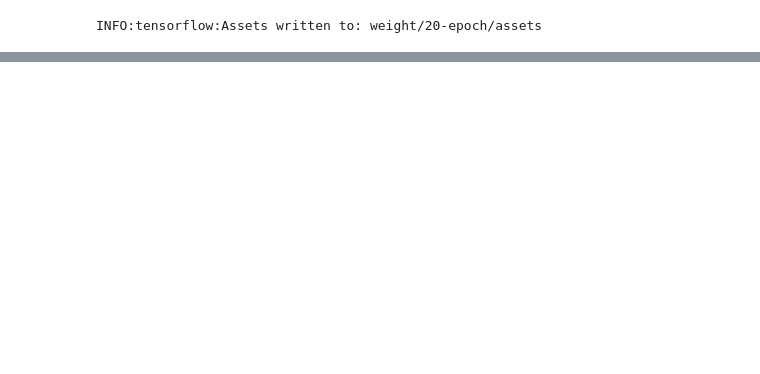
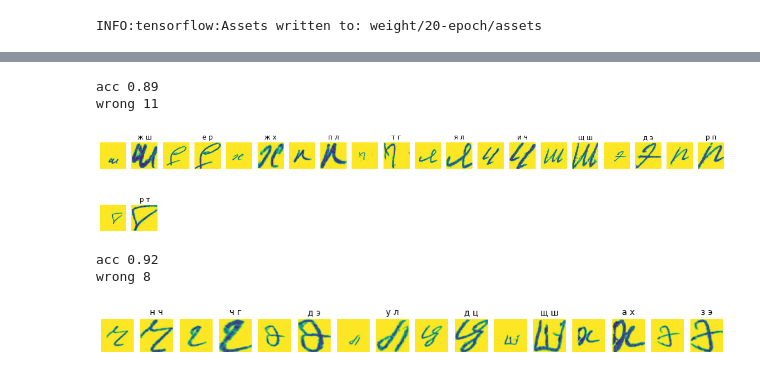
Before and after one commit to dumperize/letters_cv, a Jupyter notebook: index.ipynb, the cells around one changed output, grey strips where cells are left out. Cells and saved outputs as stored; diff of their text form; code cells hidden in the pictures; blank space fills up the shorter version.

```diff
--- a/index.ipynb
+++ b/index.ipynb
@@ -335,0 +281,38 @@ with open('json/1.json') as json_file:
+# %%
+y_right = [
+    'х', 'ш', 'у', 'ё', 'д', 'р', 'ь', 'ф', 'ф', 'р',
+    'р', 'о', 'в', 'х', 'л', 'ж', 'ь', 'г', 'д', 'л',
+    'ч', 'у', 'ш', 'о', 'г', 'к', 'л', 'ю', 'ц', 'ю',
+    'е', 'к', 'о', 'щ', 'п', 'ъ', 'ч', 'п', 'ш', 'ф',
+    'ю', 'о', 'с', 'ж', 'л', 'ф', 'м', 'э', 'л', 'ж',
+
+    'б', 'ю', 'н', 'ц', 'ж', 'у', 'к', 'ю', 'п', 'щ',
+    'г', 'ф', 'н', 'ю', 'щ', 'й', 'ё', 'ж', 'б', 'т',
+    'л', 'у', 'ъ', 'ю', 'у', 'к', 'ы', 'э', 'с', 'ъ',
+    'ш', 'и', 'в', 'в', 'о', 'м', 'с', 'я', 'ы', 'ю',
+    'ы', 'ю', 'ы', 'н', 'в', 'ш', 'л', 'п', 'ь', 'м',
+]
+count2 = predict_file('json/json_0.json', y_right)
+# %% [output]
+acc 0.89
+wrong 11
+[figure, added]
+# %%
+y_right = [
+    'а', 'л', 'ч', 'л', 'н', 'к', 'ц', 'с', 'и', 'ч',
+    'х', 'ч', 'а', 'х', 'г', 'г', 'у', 'р', 'о', 'а',
+    'ю', 'з', 'д', 'ф', 'п', 'ч', 'е', 'а', 'т', 'о',
+    'э', 'а', 'о', 'р', 'ц', 'ь', 'у', 'й', 'ж', 'л',
+    'ц', 'а', 'ж', 'м', 'у', 'ю', 'р', 'у', 'э', 'т',
+
+    'й', 'з', 'б', 'ж', 'т', 'п', 'й', 'с', 'х', 'ч',
+    'ч', 'б', 'н', 'у', 'о', 'н', 'п', 'р', 'ш', 'л',
+    'а', 'м', 'р', 'ь', 'ю', 'г', 'х', 'д', 'к', 'н',
+    'б', 'э', 'м', 'щ', 'ч', 'р', 'ы', 'к', 'а', 'д',
+    'б', 'з', 'к', 'б', 'ж', 'ы', 'я', 'э', 'ю', 'й',
+]
+count3 = predict_file('json/json_1.json', y_right)
+# %% [output]
+acc 0.92
+wrong 8
+[figure, added]
```
Also changed, not shown: parts of 28 cells of this notebook, 5 other files.
